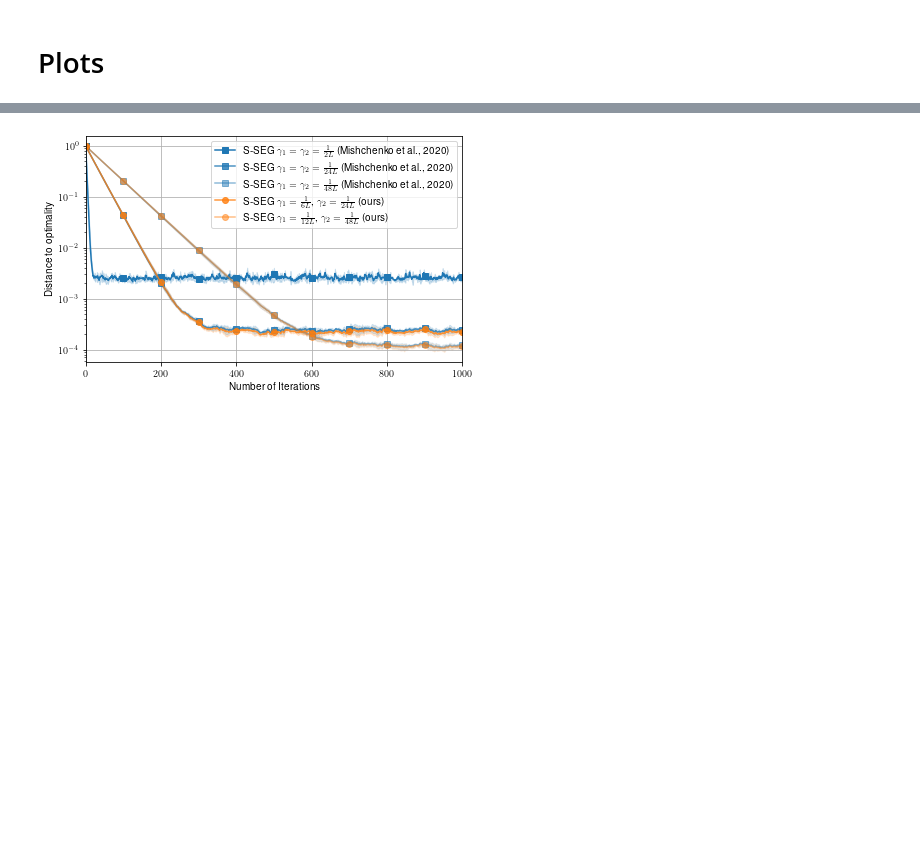
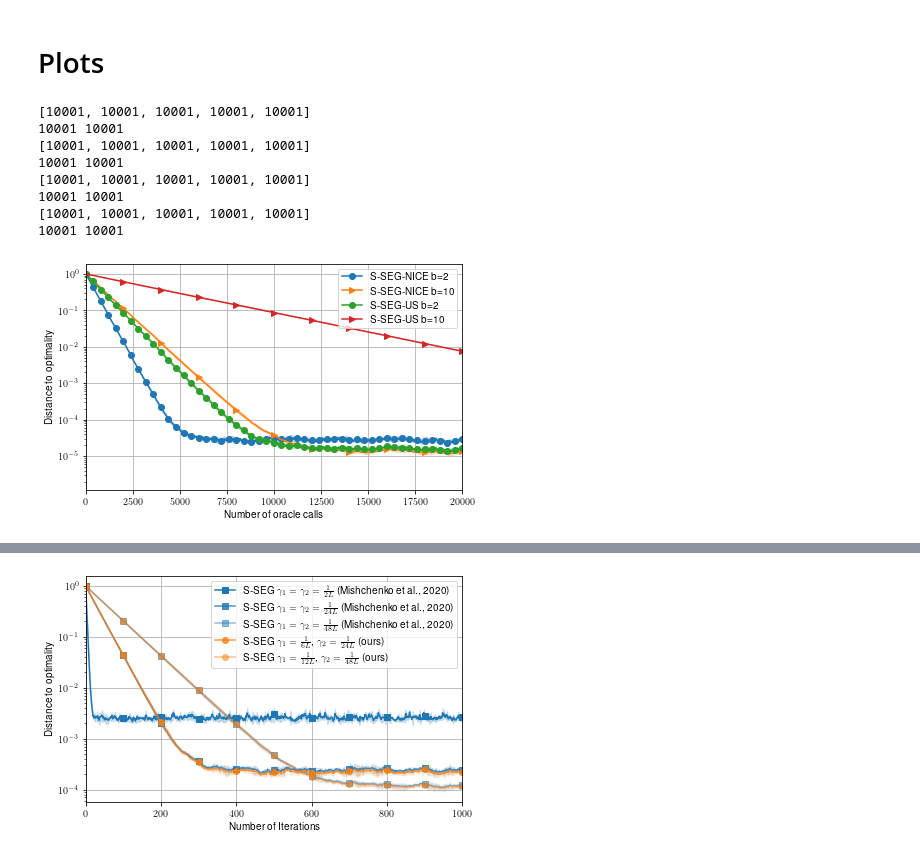
Before and after one commit to hugobb/Stochastic-Extragradient, a Jupyter notebook: gamesopt/experiments/Exp1 AISTATS 2022.ipynb, the cells around one changed output, grey strips where cells are left out. Saved outputs shown, nothing was run; the diff lists cells and outputs as text; code cells hidden in the pictures; blank space fills up the shorter version.

```diff
--- a/gamesopt/experiments/Exp1 AISTATS 2022.ipynb
+++ b/gamesopt/experiments/Exp1 AISTATS 2022.ipynb
@@ -203,13 +209,13 @@ class Config:
     L: float = 1
     bias: bool = True
     log_dir: str = "./aistats_2022"
-    partition: str = "devlab"
     seed: int = 1234
     L_max: Optional[float] = None
     mu_min: Optional[float] = None
 
 @dataclass
 class ExpConfig:
+    batch_size: int = 1
     opt: Type = MISSING
     coeff: float = 1.
     config: Config = Config()
@@ -232,20 +238,20 @@ def run(args, seed):
     game = QuadraticGame(args.config.dim, args.config.num_samples, mu=args.config.mu, L=args.config.L,
                          bias=args.config.bias, A=A)
 
-    lr, lr_e, same_sample = Type.get_lr(args.opt, game, K=args.config.K, coeff=args.coeff)
+    lr, lr_e, same_sample = Type.get_lr(args, game, K=args.config.K, coeff=args.coeff)
 
     name = args.name
     if name is None:
         name = args.opt.name
 
     save_dir = os.path.join(args.config.log_dir, name)
-    optimizer = SEG(game, lr=lr, lr_e=lr_e, same_sample=same_sample, full_batch=False, save_dir=save_dir)
+    optimizer = SEG(game, lr=lr, lr_e=lr_e, batch_size=args.batch_size, same_sample=same_sample, full_batch=False, save_dir=save_dir)
 
     optimizer.run(args.config.K, seed)
     return game, optimizer, config
 
 def launch_slurm(args):
-    shutil.rmtree(os.path.join(args.config.log_dir, args.opt.name), ignore_errors=True)
+    shutil.rmtree(os.path.join(args.config.log_dir, args.name), ignore_errors=True)
     jobs = []
 
     slurm = True
@@ -254,7 +260,7 @@ def launch_slurm(args):
         import submitit
         log_folder = "log_test/%j"
         executor = submitit.AutoExecutor(folder=log_folder)
-        executor.update_parameters(timeout_min=30, cpus_per_task=8, slurm_partition=args.config.partition)
+        executor.update_parameters(timeout_min=30, mem_gb=1)
         with executor.batch():
             for i in range(args.config.n_runs):
                 seed = random.randrange(999999999)
@@ -266,7 +272,7 @@ def launch_slurm(args):
             run(args, seed)
     return jobs
 
-def plot(path, normalize=False, key="dist2opt", max_size=None, **kwargs):
+def plot(path, normalize=False, x=None , y="dist2opt", max_size=None, **kwargs):
     list_runs = glob.glob(path)
     if len(list_runs) <= 0:
         print("%s is empty."%path)
@@ -280,7 +286,7 @@ def plot(path, normalize=False, key="dist2opt", max_size=None, **kwargs):
             if normalize and results[k][0] != 0:
                 results[k] /= results[k][0]
 
-        _result.append(results[key])
+        _result.append(results[y])
 
     n_samples = min([len(r) for r in _result])
     _result = [r[:n_samples] for r in _result]
@@ -289,19 +295,24 @@ def plot(path, normalize=False, key="dist2opt", max_size=None, **kwargs):
 
     mean = np.mean(_result, 0)
     ste = np.std(_result, 0)/np.sqrt(len(_result))*1.96
-    if key == "x":
+
+    index = np.arange(len(mean))
+    if x is not None:
+        index = results[x]
+
+    if y == "x":
         lines = plt.plot(mean[:max_size,0], mean[:max_size,1], **kwargs)[0]
         color = lines.get_color()
         alpha = lines.get_alpha()
         plt.xlabel(r"$x_0$")
         plt.ylabel(r"$x_1$")
     else:
-        lines = plt.plot(mean, **kwargs)[0]
+        lines = plt.plot(index, mean, **kwargs)[0]
         color = lines.get_color()
         alpha = lines.get_alpha()
         if alpha is None:
             alpha = 1.
-        plt.fill_between(np.arange(len(mean)), mean - ste, mean + ste, alpha=alpha*0.2, color=color)
+        plt.fill_between(index, mean - ste, mean + ste, alpha=alpha*0.2, color=color)
         plt.yscale("log")
         plt.xlabel("Number of Iterations")
         plt.ylabel("Distance to optimality")
@@ -512,0 +526,2 @@ jobs = launch_slurm(exp_config)
+# %%
+config = Config(L_max=10, K=10000)
@@ -513,5 +560,31 @@ jobs = launch_slurm(exp_config)
 # %% [markdown]
 # Plots
+# %%
+plt.figure(figsize=set_size(width))
+#plot(os.path.join(config.log_dir, "S-SEG-NICE-bs=1/*.json"), x="n_samples", label=r"S-SEG-NICE b=1", marker="s", normalize=True, markevery=100)
+plot(os.path.join(config.log_dir, "S-SEG-NICE-bs=2/*.json"), x="n_samples", label=r"S-SEG-NICE b=2", marker="o", normalize=True, markevery=100)
+plot(os.path.join(config.log_dir, "S-SEG-NICE-bs=10/*.json"), x="n_samples", label=r"S-SEG-NICE b=10", marker=">", normalize=True, markevery=100)
+#plot(os.path.join(config.log_dir, "S-SEG-NICE-bs=50/*.json"), x="n_samples", label=r"S-SEG-NICE b=50", marker="s", normalize=True, markevery=100)
+#plot(os.path.join(config.log_dir, "S-SEG-bs=1/*.json"), x="n_samples", label=r"S-SEG-US b=1", marker="*", normalize=True, markevery=100)
+plot(os.path.join(config.log_dir, "S-SEG-bs=2/*.json"), x="n_samples", label=r"S-SEG-US b=2", marker="o", normalize=True, markevery=100)
+plot(os.path.join(config.log_dir, "S-SEG-bs=10/*.json"), x="n_samples", label=r"S-SEG-US b=10", marker=">", normalize=True, markevery=100)
+#plot(os.path.join(config.log_dir, "S-SEG-bs=50/*.json"), x="n_samples", label=r"S-SEG-US b=50", marker="s", normalize=True, markevery=100)
+
+plt.xlim(0, 20000)
+plt.xlabel("Number of oracle calls")
+plt.grid()
+plt.legend()
+plt.savefig('aistats_2022/figures/sseg_nice_oracles.pdf', bbox_inches='tight')
+# %% [output]
+[10001, 10001, 10001, 10001, 10001]
+10001 10001
+[10001, 10001, 10001, 10001, 10001]
+10001 10001
+[10001, 10001, 10001, 10001, 10001]
+10001 10001
+[10001, 10001, 10001, 10001, 10001]
+10001 10001
+[figure, added]
 # %%
 plt.figure(figsize=set_size(width))
 plot(os.path.join(config.log_dir, "S-SEG-NEW-CONSTANT-1/*.json"), label=r"S-SEG $\gamma_1=\frac{1}{6L}$, $\gamma_2=\frac{\gamma_1}{4}$ (ours)", marker="s", normalize=True, markevery=100)
```
Also changed, not shown: parts of 11 cells of this notebook.
